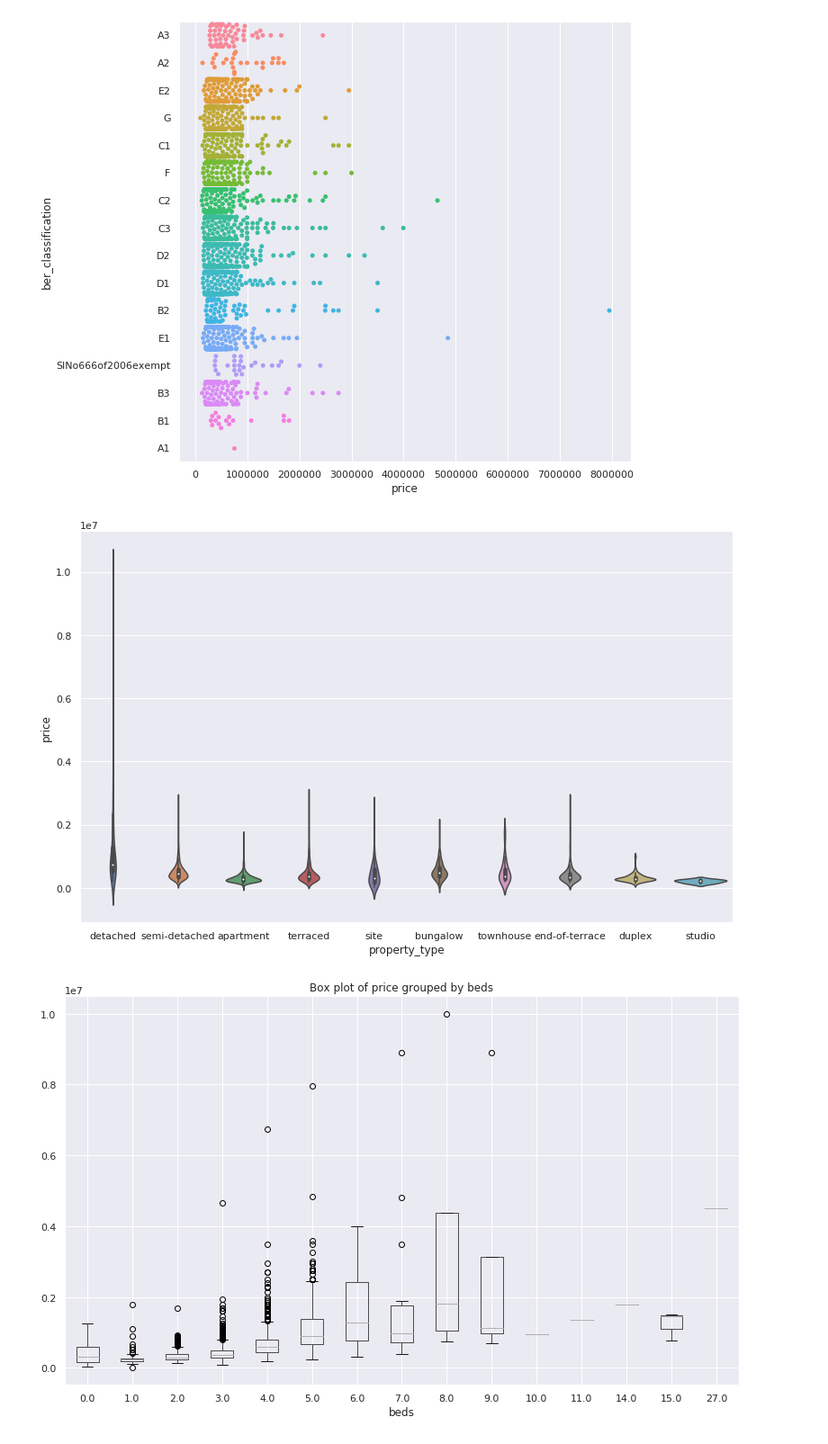
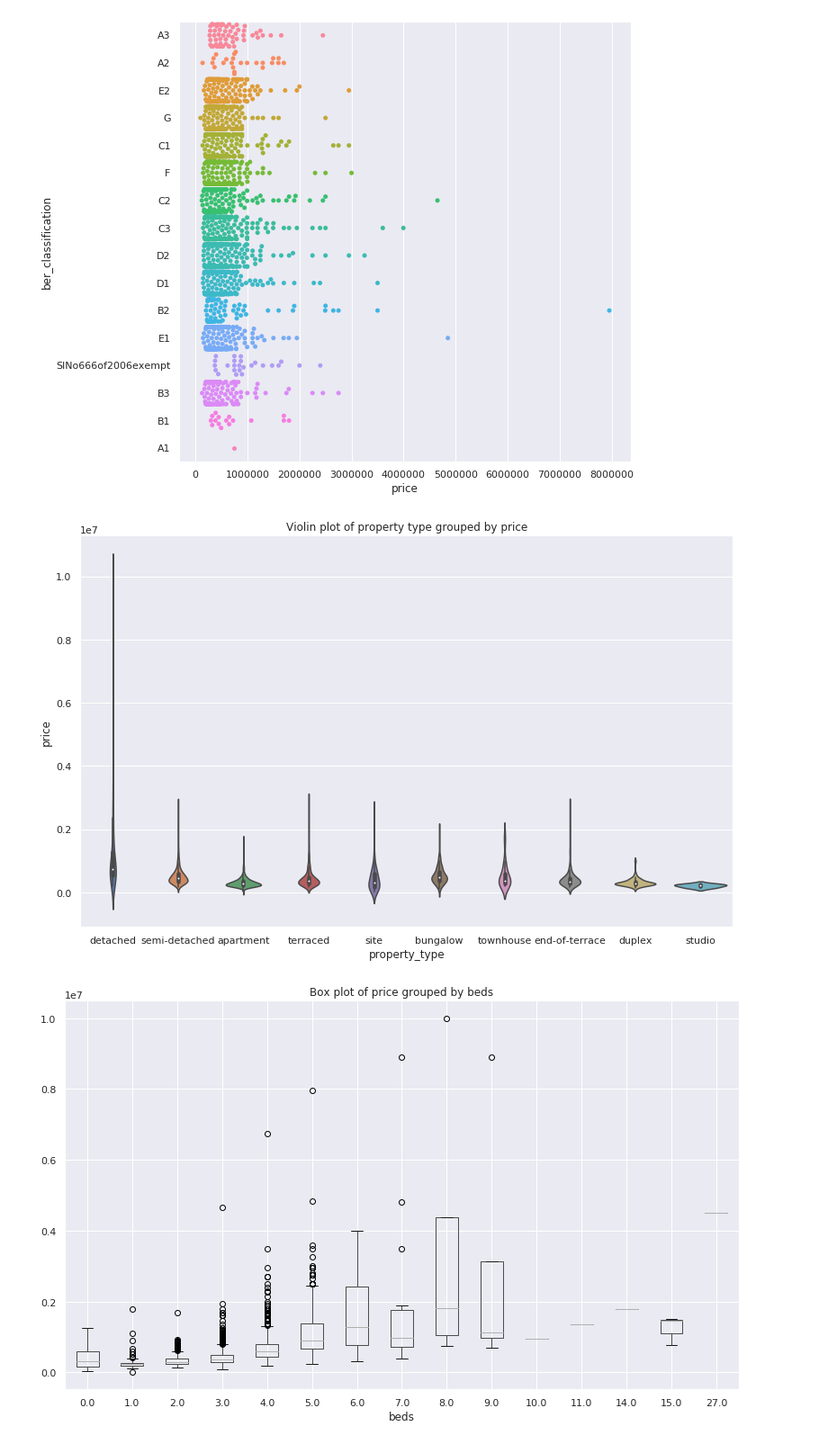
Before and after one commit to 9309888/ET5003-Group-2, a Jupyter notebook: ET5003_Etivity2_JohnHayes_9309888.ipynb, the cells around one changed output. Shown at 90% size. Saved outputs shown, nothing was run; the diff lists cells and outputs as text; code cells hidden in the pictures.

```diff
--- a/ET5003_Etivity2_JohnHayes_9309888.ipynb
+++ b/ET5003_Etivity2_JohnHayes_9309888.ipynb
@@ -575,9 +576,10 @@ plt.show()
 # %%
 sns.set(rc={'figure.figsize':(13,8)})
 sns.violinplot(data=df_orig_train_data, x='property_type', y='price', split=True)
+plt.title('Violin plot of property type grouped by price')
 plt.show()
 # %% [output]
-[figure, old version]
+[figure, new version]
 # %%
 df_orig_train_data.boxplot(column='price', by='beds')
 plt.title('Box plot of price grouped by beds')
```
Also changed, not shown: parts of 47 cells of this notebook.
